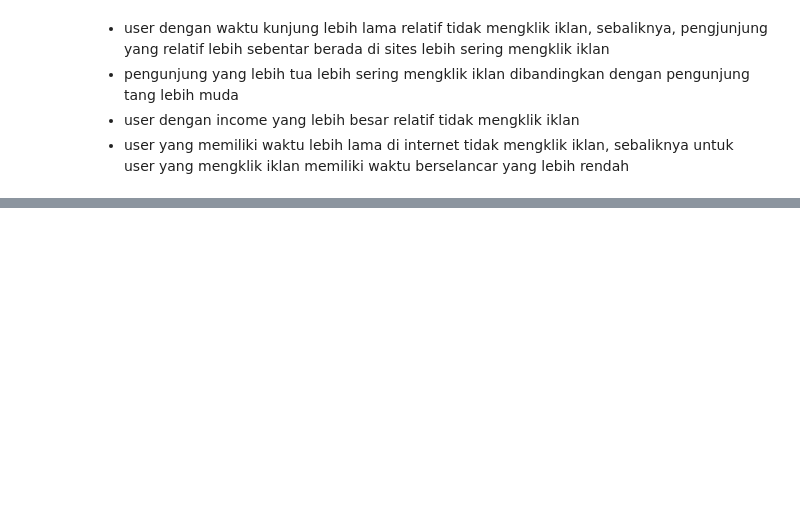
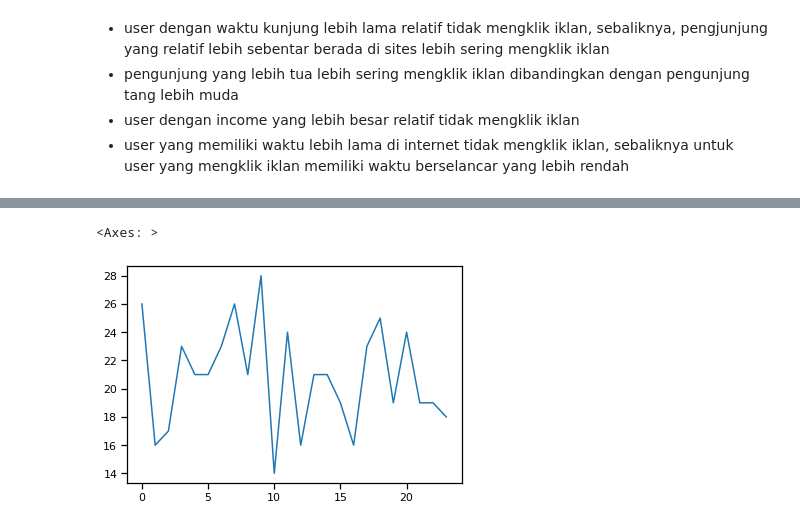
Before and after one commit to Hana5i/Predict-Customer-Clicked-Ads-Classification, a Jupyter notebook: ads_classification.ipynb, the cells around one changed output, grey strips where cells are left out. Cells and saved outputs as stored; diff of their text form; code cells hidden in the pictures; blank space fills up the shorter version.

```diff
--- a/ads_classification.ipynb
+++ b/ads_classification.ipynb
@@ -240,0 +306,9 @@ sns.pairplot(df, hue='Clicked on Ad', vars=['Daily Time Spent on Site',
+# %%
+df['Timestamp'] = pd.to_datetime(df['Timestamp'])
+
+df['Month'] = df['Timestamp'].dt.month
+df['Day'] = df['Timestamp'].dt.day
+df['Weekday'] = df['Timestamp'].dt.dayofweek
+df['Hour'] = df['Timestamp'].dt.hour
+# %%
+df.drop(['Timestamp'], axis=1, inplace=True)
@@ -240,0 +324,5 @@ sns.pairplot(df, hue='Clicked on Ad', vars=['Daily Time Spent on Site',
+# %%
+df['Hour'][df['Clicked on Ad'] == 'Yes'].value_counts().sort_index().plot()
+# %% [output]
+<Axes: >
+[figure, added]
```
Also changed, not shown: parts of 37 cells of this notebook.
